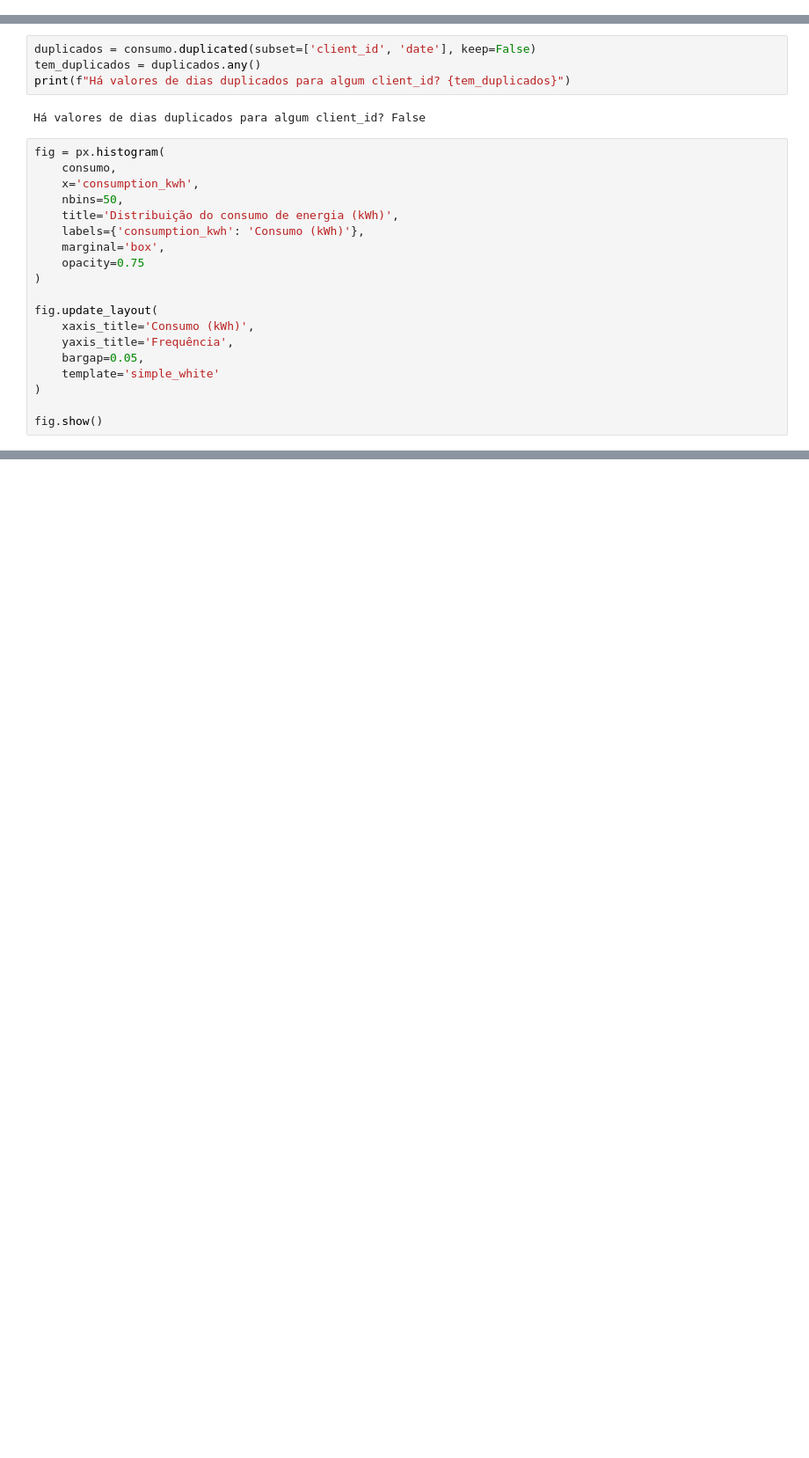
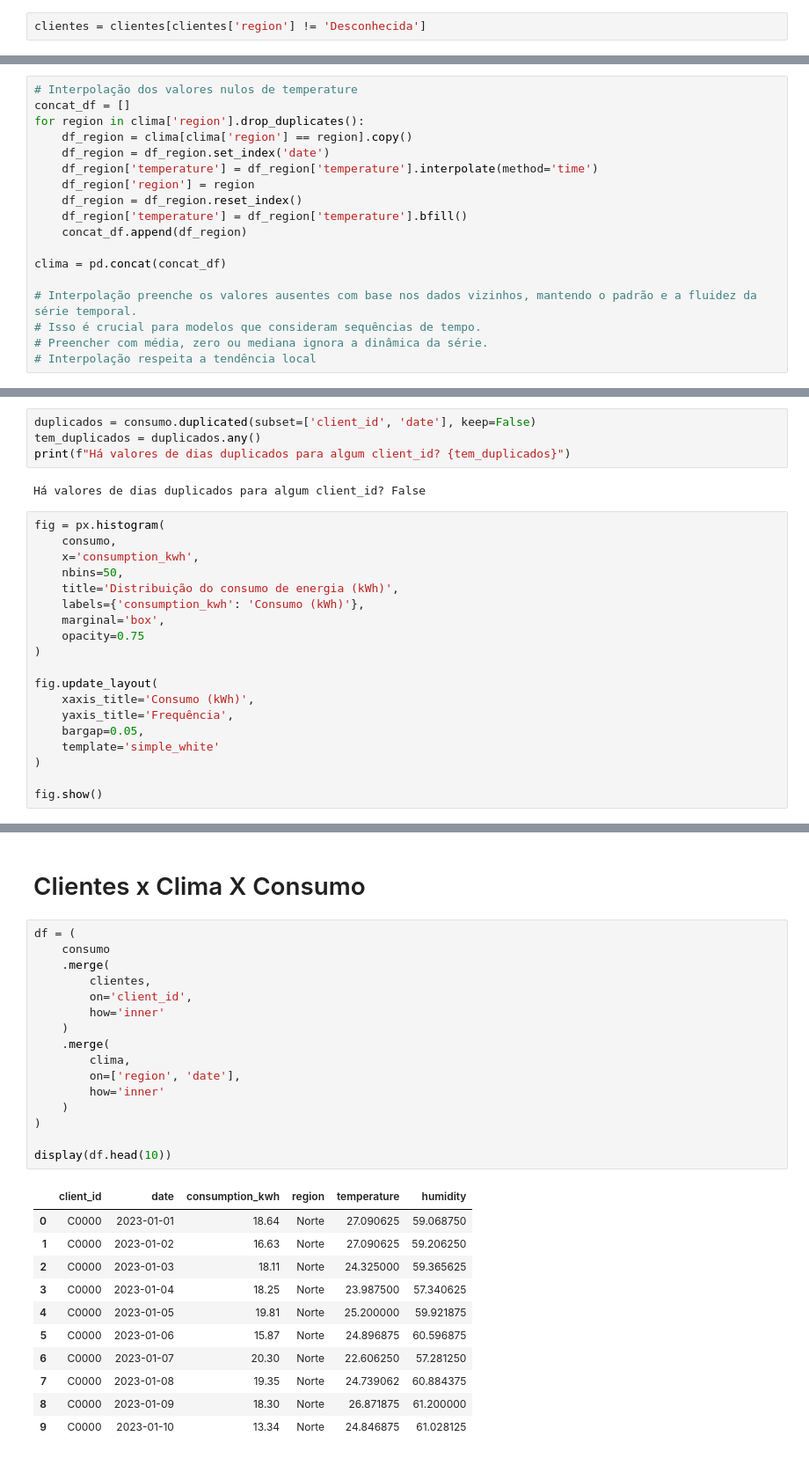
Before and after one commit to JATafarelo/consumo_energetico, a Jupyter notebook: notebooks/EDA.ipynb, the cells around one changed output, grey strips where cells are left out. Shown at 88% size. Saved outputs shown, nothing was run; the diff lists cells and outputs as text; blank space fills up the shorter version.

```diff
--- a/notebooks/EDA.ipynb
+++ b/notebooks/EDA.ipynb
@@ -16,0 +148,2 @@ clientes = pd.read_csv(f'{folder_data}/clientes.csv')
+# %%
+clientes = clientes[clientes['region'] != 'Desconhecida']
@@ -16,0 +183,18 @@ clientes = pd.read_csv(f'{folder_data}/clientes.csv')
+# %%
+# Interpolação dos valores nulos de temperature
+concat_df = []
+for region in clima['region'].drop_duplicates():
+    df_region = clima[clima['region'] == region].copy()
+    df_region = df_region.set_index('date')
+    df_region['temperature'] = df_region['temperature'].interpolate(method='time')
+    df_region['region'] = region
+    df_region = df_region.reset_index()
+    df_region['temperature'] = df_region['temperature'].bfill()
+    concat_df.append(df_region)
+
+clima = pd.concat(concat_df)
+
+# Interpolação preenche os valores ausentes com base nos dados vizinhos, mantendo o padrão e a fluidez da série temporal.
+# Isso é crucial para modelos que consideram sequências de tempo.
+# Preencher com média, zero ou mediana ignora a dinâmica da série.
+# Interpolação respeita a tendência local
@@ -95,0 +561,30 @@ fig.show()
+# %% [markdown]
+# Clientes  x Clima X Consumo
+# %%
+df = (
+    consumo
+    .merge(
+        clientes,
+        on='client_id',
+        how='inner'
+    )
+    .merge(
+        clima,
+        on=['region', 'date'],
+        how='inner'
+    )
+)
+
+display(df.head(10))
+# %% [output]
+|  | client_id | date | consumption_kwh | region | temperature | humidity |
+| 0 | C0000 | 2023-01-01 | 18.64 | Norte | 27.090625 | 59.068750 |
+| 1 | C0000 | 2023-01-02 | 16.63 | Norte | 27.090625 | 59.206250 |
+| 2 | C0000 | 2023-01-03 | 18.11 | Norte | 24.325000 | 59.365625 |
+| 3 | C0000 | 2023-01-04 | 18.25 | Norte | 23.987500 | 57.340625 |
+| 4 | C0000 | 2023-01-05 | 19.81 | Norte | 25.200000 | 59.921875 |
+| 5 | C0000 | 2023-01-06 | 15.87 | Norte | 24.896875 | 60.596875 |
+| 6 | C0000 | 2023-01-07 | 20.30 | Norte | 22.606250 | 57.281250 |
+| 7 | C0000 | 2023-01-08 | 19.35 | Norte | 24.739062 | 60.884375 |
+| 8 | C0000 | 2023-01-09 | 18.30 | Norte | 26.871875 | 61.200000 |
+| 9 | C0000 | 2023-01-10 | 13.34 | Norte | 24.846875 | 61.028125 |
```
Also changed, not shown: parts of 37 cells of this notebook, 1 other file.
